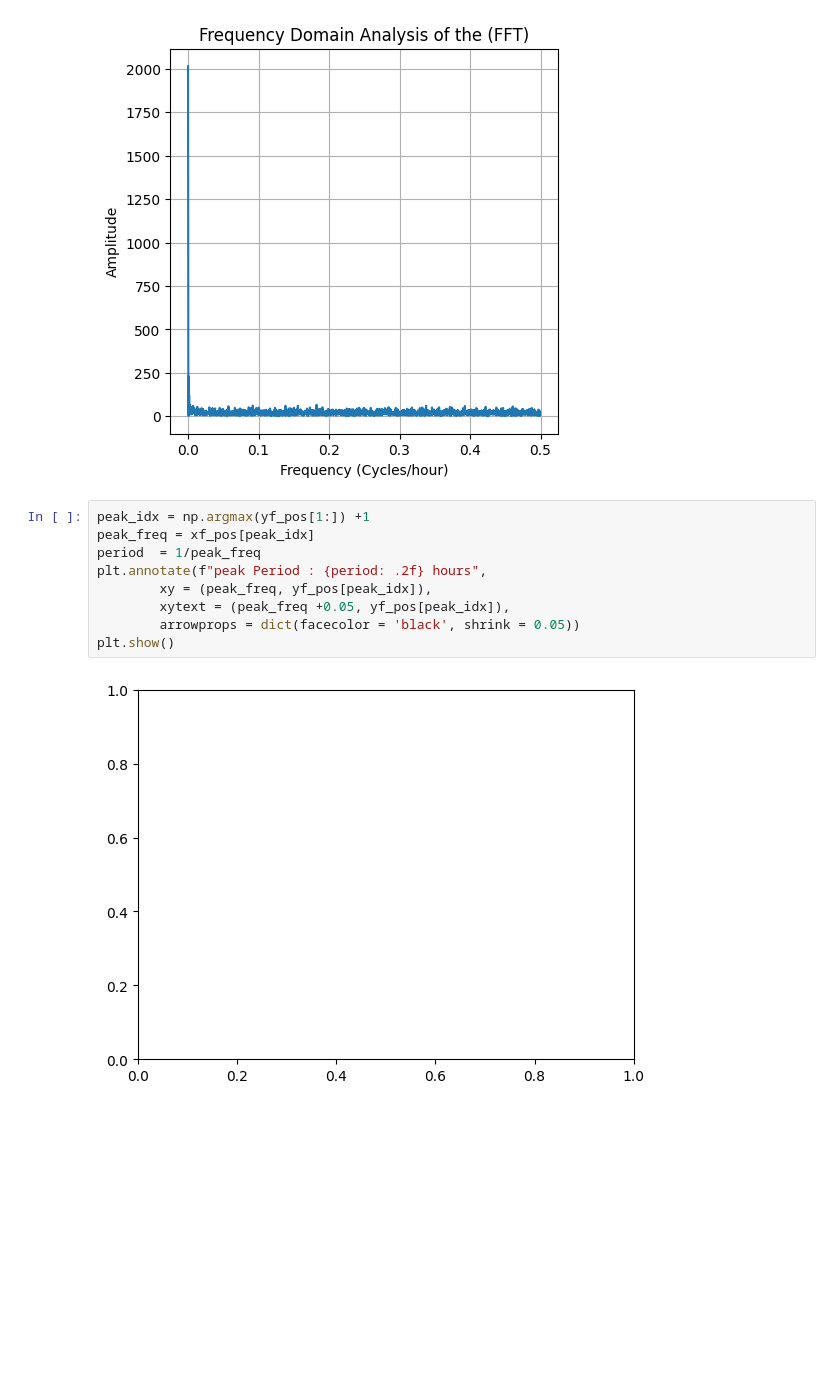
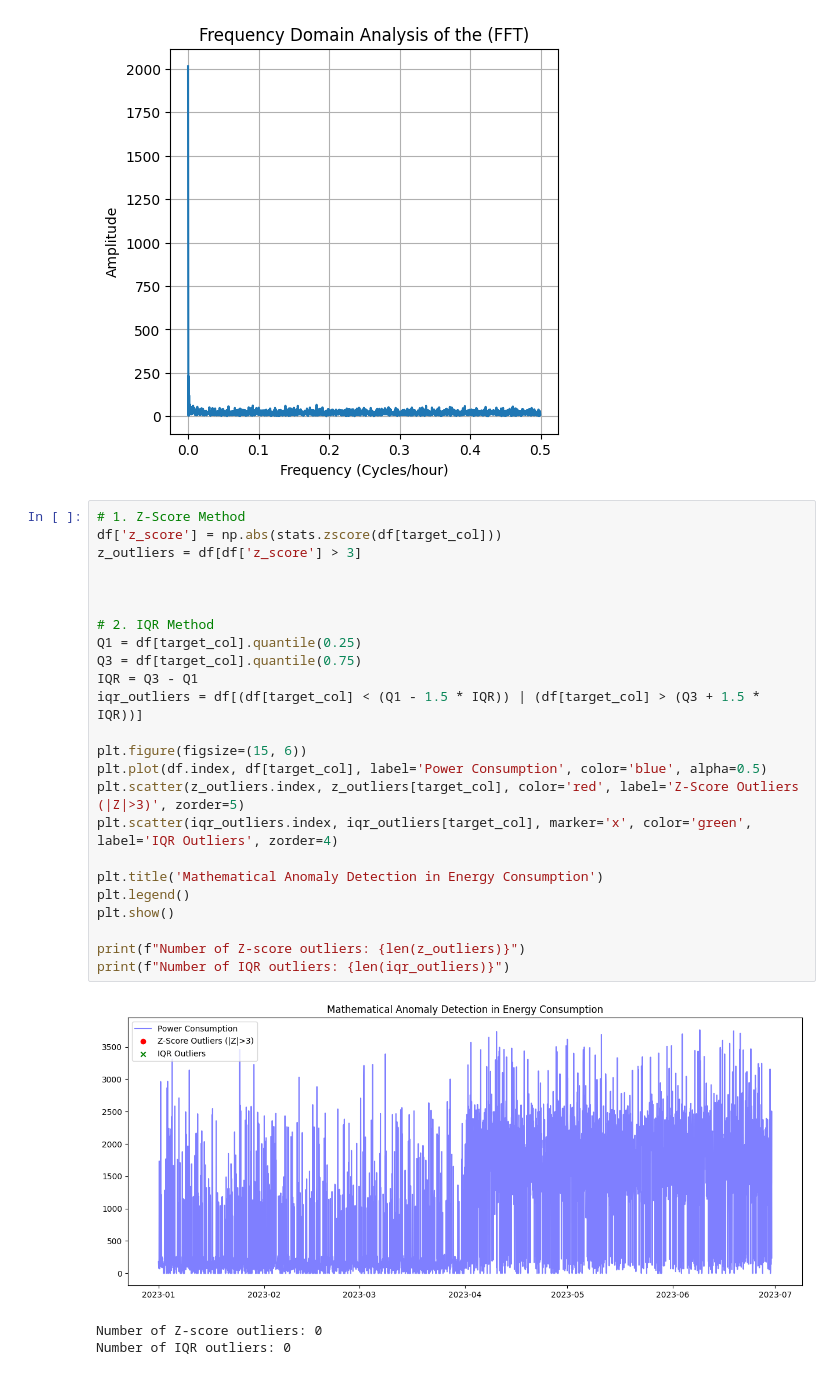
Before and after one commit to shansree-z/SmartEnergy-Consumptions, a Jupyter notebook: Pre-Processing.ipynb, the cells around one changed output. Drawn from its saved outputs; the diff is of its cells as text; blank space fills up the shorter version.

```diff
--- a/Pre-Processing.ipynb
+++ b/Pre-Processing.ipynb
@@ -290,13 +290,30 @@ plt.grid(True)
 # %% [output]
 [figure]
 # %%
-peak_idx = np.argmax(yf_pos[1:]) +1
-peak_freq = xf_pos[peak_idx]
-period  = 1/peak_freq
-plt.annotate(f"peak Period : {period: .2f} hours",
-        xy = (peak_freq, yf_pos[peak_idx]),
-        xytext = (peak_freq +0.05, yf_pos[peak_idx]),
-        arrowprops = dict(facecolor = 'black', shrink = 0.05))
+# 1. Z-Score Method
+df['z_score'] = np.abs(stats.zscore(df[target_col]))
+z_outliers = df[df['z_score'] > 3]
+
+
+
+# 2. IQR Method
+Q1 = df[target_col].quantile(0.25)
+Q3 = df[target_col].quantile(0.75)
+IQR = Q3 - Q1
+iqr_outliers = df[(df[target_col] < (Q1 - 1.5 * IQR)) | (df[target_col] > (Q3 + 1.5 * IQR))]
+
+plt.figure(figsize=(15, 6))
+plt.plot(df.index, df[target_col], label='Power Consumption', color='blue', alpha=0.5)
+plt.scatter(z_outliers.index, z_outliers[target_col], color='red', label='Z-Score Outliers (|Z|>3)', zorder=5)
+plt.scatter(iqr_outliers.index, iqr_outliers[target_col], marker='x', color='green', label='IQR Outliers', zorder=4)
+
+plt.title('Mathematical Anomaly Detection in Energy Consumption')
+plt.legend()
 plt.show()
+
+print(f"Number of Z-score outliers: {len(z_outliers)}")
+print(f"Number of IQR outliers: {len(iqr_outliers)}")
 # %% [output]
-[figure, old version]
+[figure, new version]
+Number of Z-score outliers: 0
+Number of IQR outliers: 0
```
Also changed, not shown: parts of 3 cells of this notebook.
